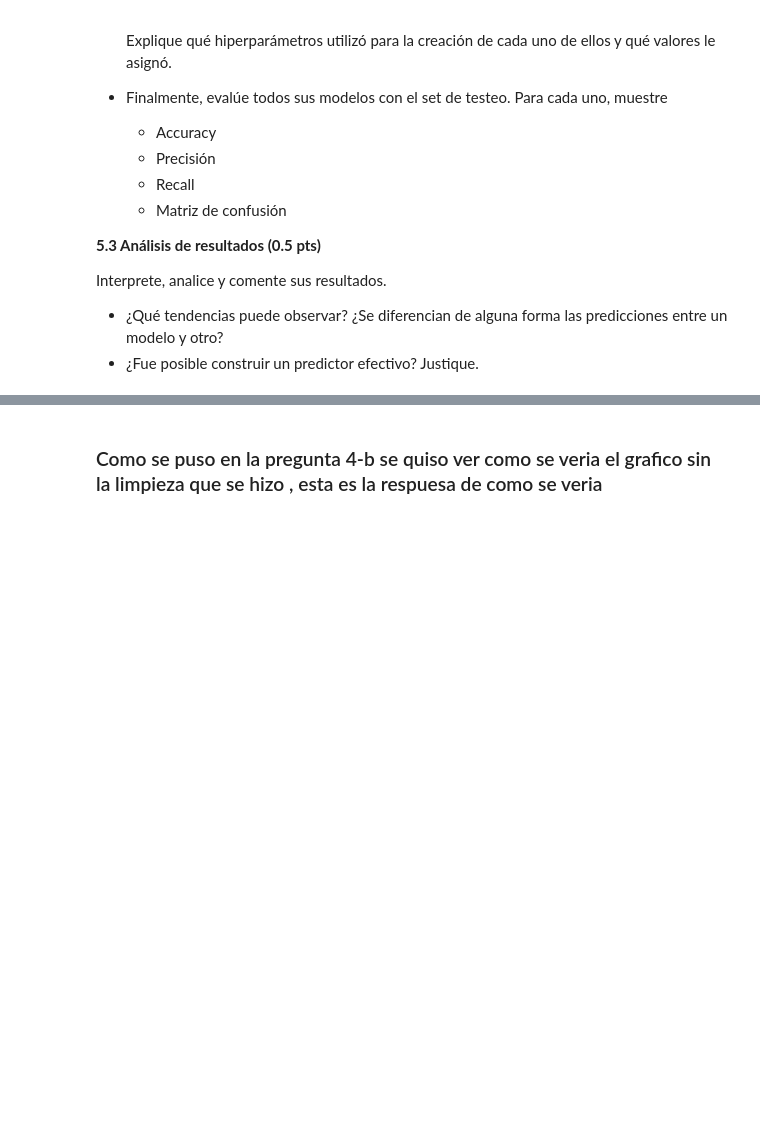
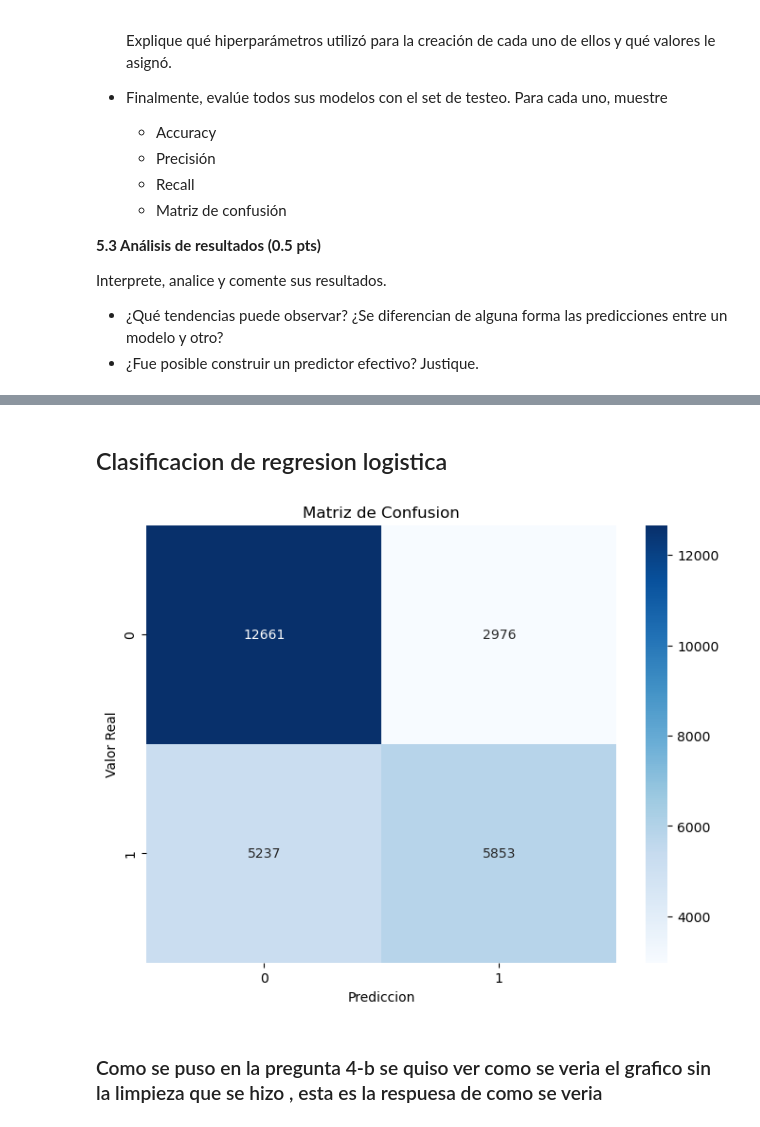
Before and after one commit to esteban78009/IMT2200-Esteban-Cortes, a Jupyter notebook: tareas/tarea 04/IMT2200-25s2 - Tarea 04.ipynb, the cells around one changed output, grey strips where cells are left out. Drawn from its saved outputs; the diff is of its cells as text; code cells hidden in the pictures; blank space fills up the shorter version.

```diff
--- a/tareas/tarea 04/IMT2200-25s2 - Tarea 04.ipynb
+++ b/tareas/tarea 04/IMT2200-25s2 - Tarea 04.ipynb
@@ -772,3 +875,29 @@ Respuestas:
+# %% [markdown]
+## Clasificacion de regresion logistica
+# %%
+from sklearn.linear_model import LogisticRegression
+
+regresion = LogisticRegression(random_state=100, max_iter=100000000)
+
+pipe_line = Pipeline(steps=[
+    ("preprocesamiento", preprocesamiento),
+    ("clasificador", regresion)
+])
+
+
+pipe_line.fit(x_train , y_train.values.ravel())
+y_pred_logistic = pipe_line.predict(x_test)
+# %%
+matriz_confusion = confusion_matrix(y_test, y_pred_logistic)
+
+plt.figure(figsize=(8,6))
+sns.heatmap(matriz_confusion, annot=True, fmt='d', cmap='Blues')
+plt.title("Matriz de Confusion")
+plt.xlabel("Prediccion")
+plt.ylabel("Valor Real")
+plt.show()
+# %% [output]
+[figure, added]
 # %% [markdown]
 ### Como se puso en la pregunta 4-b se quiso ver como se veria el grafico sin la limpieza que se hizo , esta es la respuesa de como se veria
 # %%
```
Also changed, not shown: parts of 18 cells of this notebook, 1 other file.
